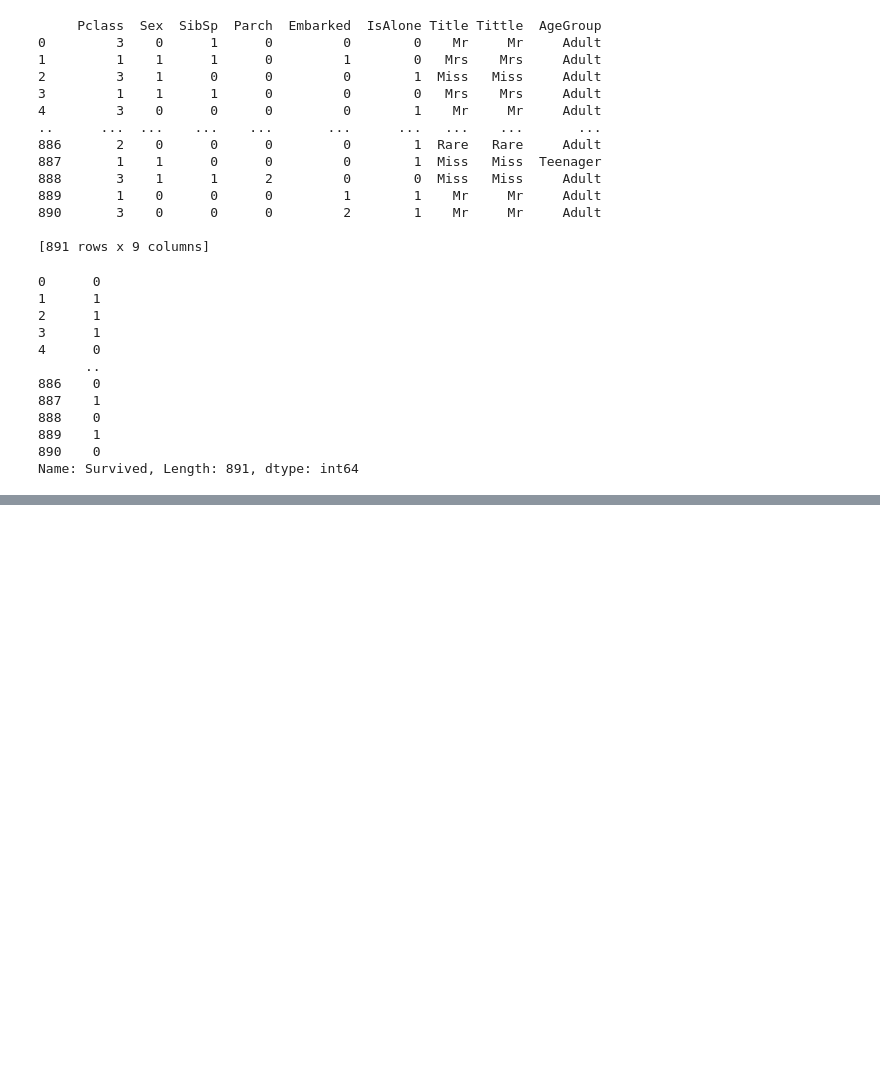
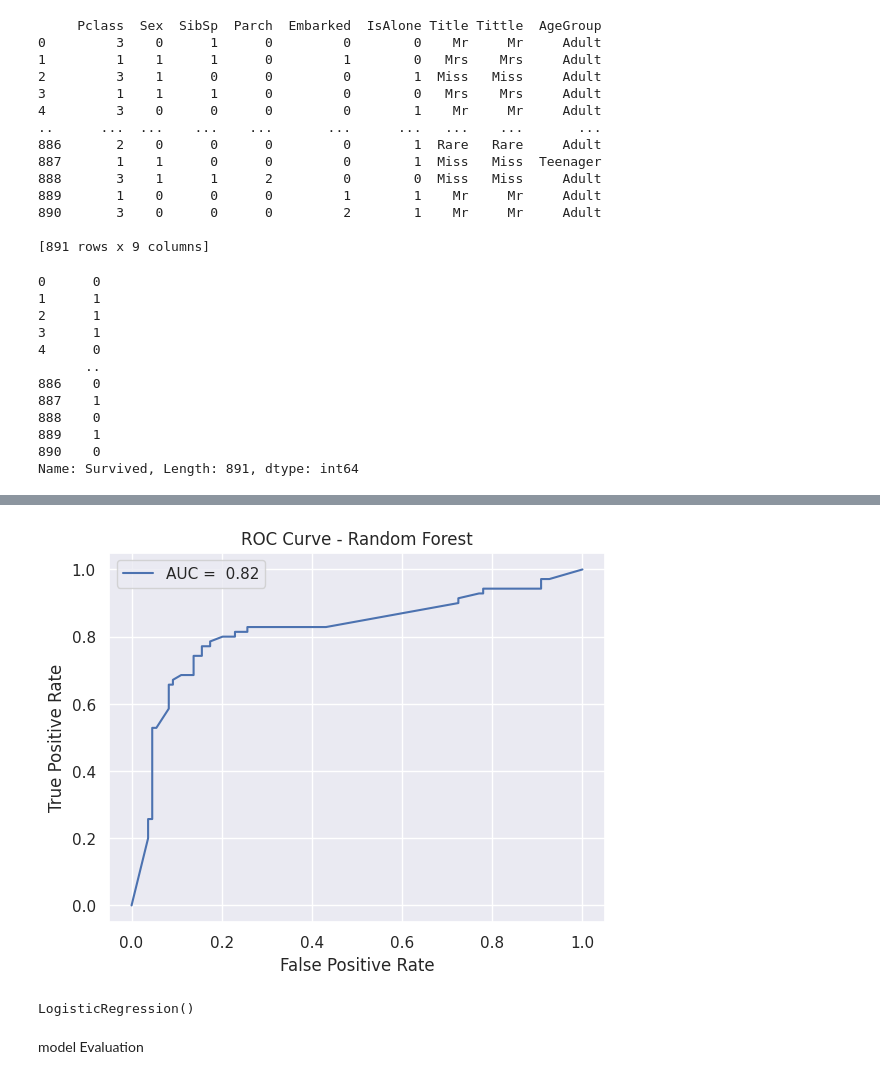
Before and after one commit to JyotikaUppar/CodSoft, a Jupyter notebook: Titanic.ipynb, the cells around one changed output, grey strips where cells are left out. Saved outputs shown, nothing was run; the diff lists cells and outputs as text; code cells hidden in the pictures; blank space fills up the shorter version.

```diff
--- a/Titanic.ipynb
+++ b/Titanic.ipynb
@@ -296,0 +306,18 @@ X_train, X_test, Y_train, Y_test = train_test_split(X,Y, test_size=0.2, random_s
+# %%
+# Split the data into training and testing sets *after* encoding
+X_train, X_test, Y_train, Y_test = train_test_split(X,Y, test_size=0.2, random_state=3)
+
+
+# Now, you can train your models
+models = {
+    "LR": LogisticRegression(),
+    "SVC": SVC(),
+    "KNN": KNeighborsClassifier(),
+    "DT": DecisionTreeClassifier(),
+    "GB": GradientBoostingClassifier()
+}
+result ={}
+for name , model in models.items():
+  model.fit(X_train,Y_train)
+  result[name] = model.score(X_test,Y_test)
+  display(pd.DataFrame.from_dict(result,orient='index',columns =["Accuracy"]))
@@ -296,0 +348,6 @@ X_train, X_test, Y_train, Y_test = train_test_split(X,Y, test_size=0.2, random_s
+# %%
+from sklearn.model_selection import cross_val_score
+from sklearn.ensemble import RandomForestClassifier
+random_forest_model = RandomForestClassifier(n_estimators=200)
+scores = cross_val_score(random_forest_model, X, Y, cv=5)
+print("Cross Validation Scores: ", scores)
@@ -296,0 +356,5 @@ X_train, X_test, Y_train, Y_test = train_test_split(X,Y, test_size=0.2, random_s
+# %%
+from sklearn.metrics import classification_report , confusion_matrix
+random_forest_model.fit(X_train, Y_train)
+Y_pred = random_forest_model.predict(X_test)
+print(classification_report(Y_test, Y_pred))
@@ -296,0 +373,22 @@ X_train, X_test, Y_train, Y_test = train_test_split(X,Y, test_size=0.2, random_s
+# %%
+Y_proba = random_forest_model.predict_proba(X_test)[:, 1] # Get probabilities for the positive class
+fpr, tpr, thresholds = roc_curve(Y_test, Y_proba)
+auc_score = roc_auc_score(Y_test, Y_proba) # Calculate AUC score
+
+plt.plot(fpr, tpr, label = f"AUC = {auc_score : .2f}")
+plt.xlabel("False Positive Rate")
+plt.ylabel("True Positive Rate")
+plt.title("ROC Curve - Random Forest")
+plt.legend()
+plt.show()
+# %% [output]
+[figure, added]
+# %%
+# Model Training
+model = LogisticRegression()
+#traing the logistic regression with model training data
+model.fit(X_train, Y_train)
+# %% [output]
+LogisticRegression()
+# %% [markdown]
+model Evaluation
```
Also changed, not shown: parts of 9 cells of this notebook.
